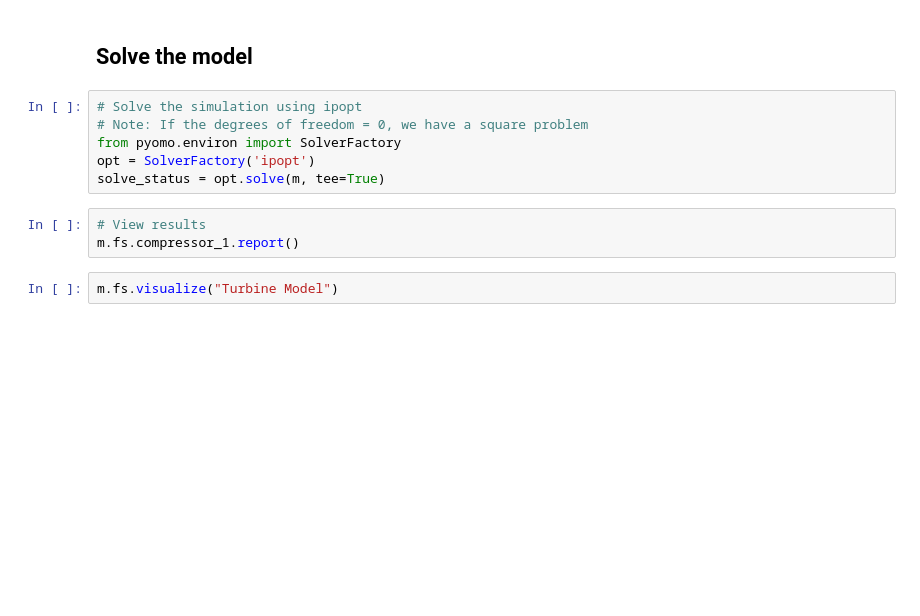
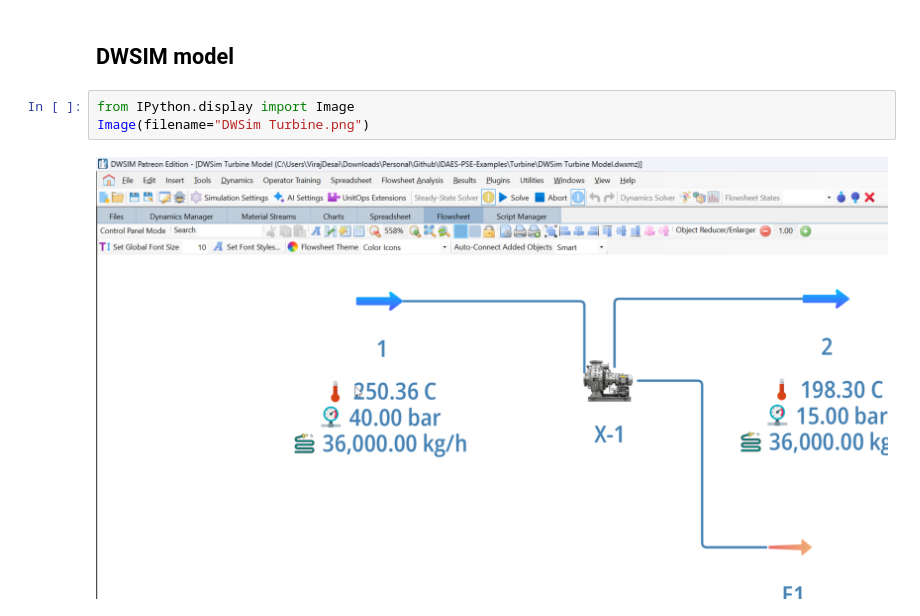
Before and after one commit to virajdesai0309/IDAES-PSE-Examples, a Jupyter notebook: Turbine/Turbine_Visualizer.ipynb, the cells around one changed output. Saved outputs shown, nothing was run; the diff lists cells and outputs as text; blank space fills up the shorter version.

```diff
--- a/Turbine/Turbine_Visualizer.ipynb
+++ b/Turbine/Turbine_Visualizer.ipynb
@@ -132,13 +78,7 @@ m.fs.steam_out.initialize(outlvl=idaeslog.INFO)
 # %% [markdown]
-## Solve the model
+## DWSIM model
-# %%
-# Solve the simulation using ipopt
-# Note: If the degrees of freedom = 0, we have a square problem
-from pyomo.environ import SolverFactory
-opt = SolverFactory('ipopt')
-solve_status = opt.solve(m, tee=True)
-# %%
-# View results
-m.fs.compressor_1.report()
-# %%
-m.fs.visualize("Turbine Model")
+# %%
+from IPython.display import Image
+Image(filename="DWSim Turbine.png")
+# %% [output]
+[figure, added]
```
Also changed, not shown: parts of 23 cells of this notebook, 6 other files.
